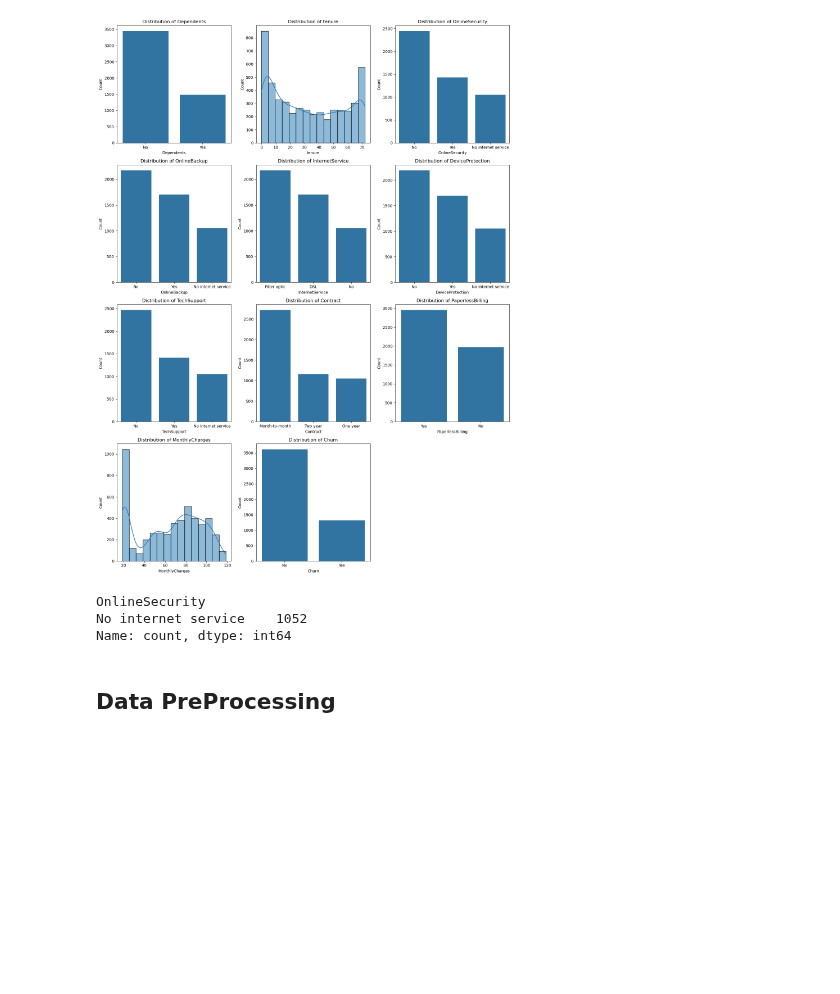
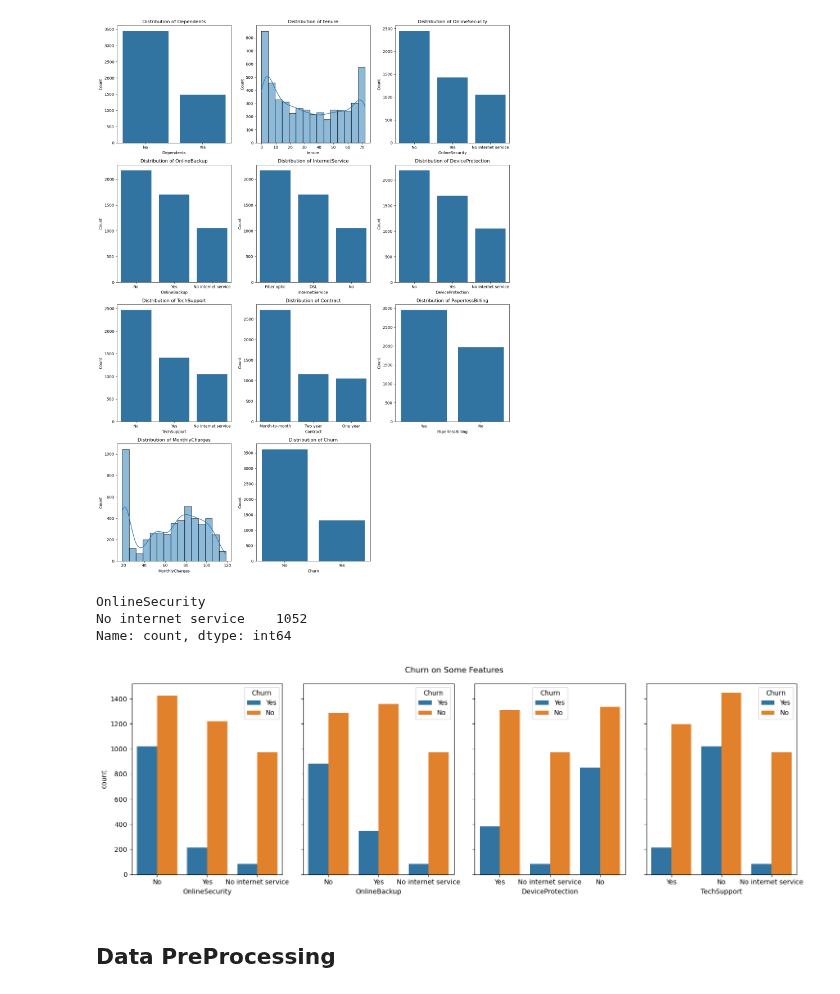
Before and after one commit to fahdmuchammad/Capstone-3-Purwadhika-Machine-learning, a Jupyter notebook: Capstone_3_Muchammad Fahd_Telco.ipynb, the cells around one changed output. Drawn from its saved outputs; the diff is of its cells as text; code cells hidden in the pictures; blank space fills up the shorter version.

```diff
--- a/Capstone_3_Muchammad Fahd_Telco.ipynb
+++ b/Capstone_3_Muchammad Fahd_Telco.ipynb
@@ -141,6 +145,23 @@ no_internet['OnlineSecurity'].value_counts()
 OnlineSecurity
 No internet service    1052
 Name: count, dtype: int64
+# %%
+fig, axes = plt.subplots(1, 4, figsize=(15, 5), sharey=True)
+
+# Set the title for the whole figure
+plt.suptitle("Churn on Some Features")
+
+# Create the countplots
+sns.countplot(x="OnlineSecurity", data=df, hue="Churn", ax=axes[0], palette="tab10")
+sns.countplot(x="OnlineBackup", data=df, hue="Churn", ax=axes[1], palette="tab10")
+sns.countplot(x="DeviceProtection", data=df, hue="Churn", ax=axes[2], palette="tab10")
+sns.countplot(x="TechSupport", data=df, hue="Churn", ax=axes[3], palette="tab10")
+
+# Show the plot
+plt.tight_layout()
+plt.show()
+# %% [output]
+[figure, added]
 # %% [markdown]
 ## Data PreProcessing
 # %% [markdown]
```
Also changed, not shown: parts of 2 cells of this notebook.
